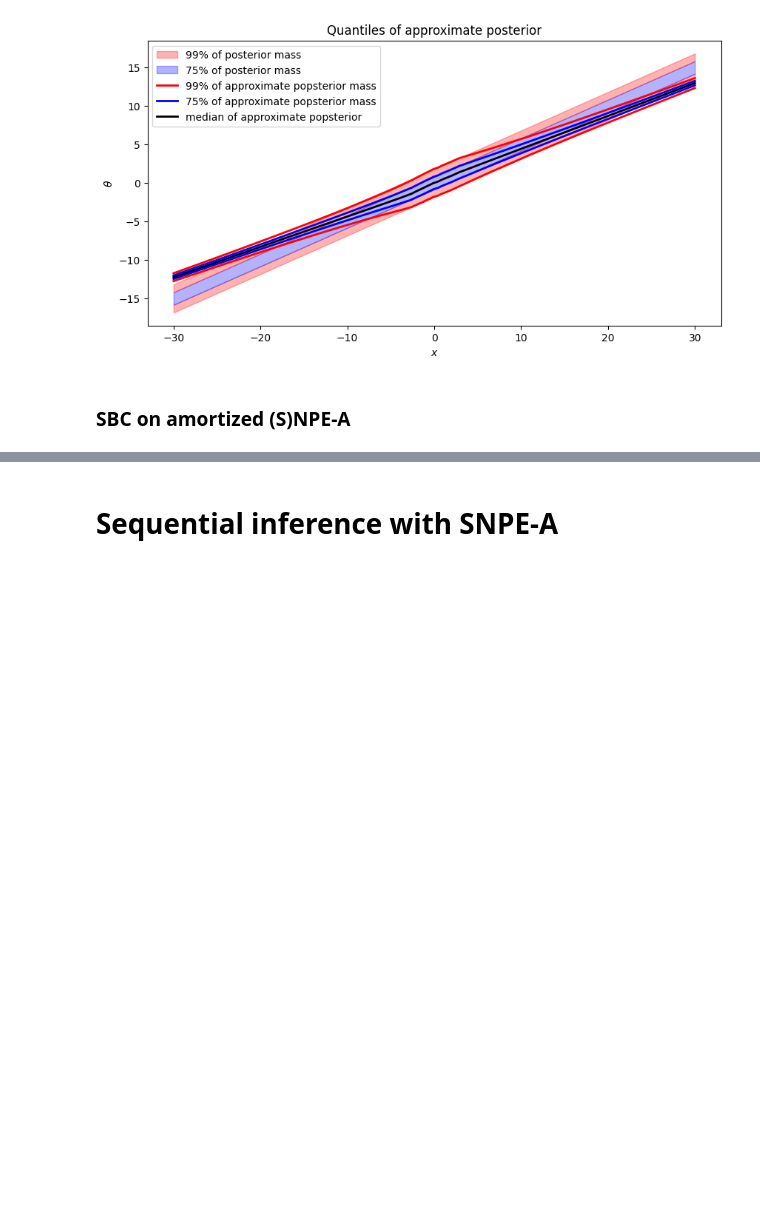
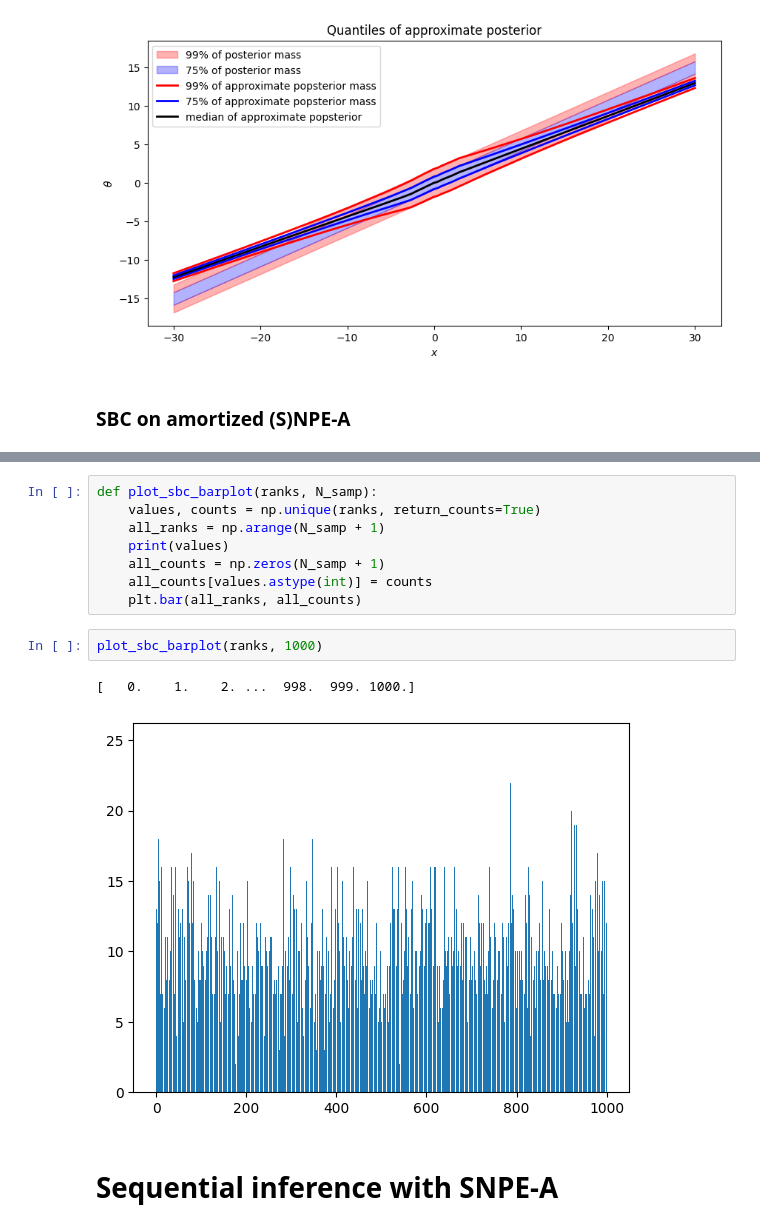
Before and after one commit to kaisamaroo/SBC-SBI, a Jupyter notebook: SBI/1D Examples/1D_GaussianGaussian_Far_SNPE_A.ipynb, the cells around one changed output, grey strips where cells are left out. Cells and saved outputs as stored; diff of their text form; blank space fills up the shorter version.

```diff
--- a/SBI/1D Examples/1D_GaussianGaussian_Far_SNPE_A.ipynb
+++ b/SBI/1D Examples/1D_GaussianGaussian_Far_SNPE_A.ipynb
@@ -227,3 +227,16 @@ pass
+# %%
+def plot_sbc_barplot(ranks, N_samp):
+    values, counts = np.unique(ranks, return_counts=True)
+    all_ranks = np.arange(N_samp + 1)
+    print(values)
+    all_counts = np.zeros(N_samp + 1)
+    all_counts[values.astype(int)] = counts
+    plt.bar(all_ranks, all_counts)
+# %%
+plot_sbc_barplot(ranks, 1000)
+# %% [output]
+[   0.    1.    2. ...  998.  999. 1000.]
+[figure, added]
 # %% [markdown]
 # Sequential inference with SNPE-A
 # %% [markdown]
```
Also changed, not shown: parts of 2 cells of this notebook, 1 other file.
